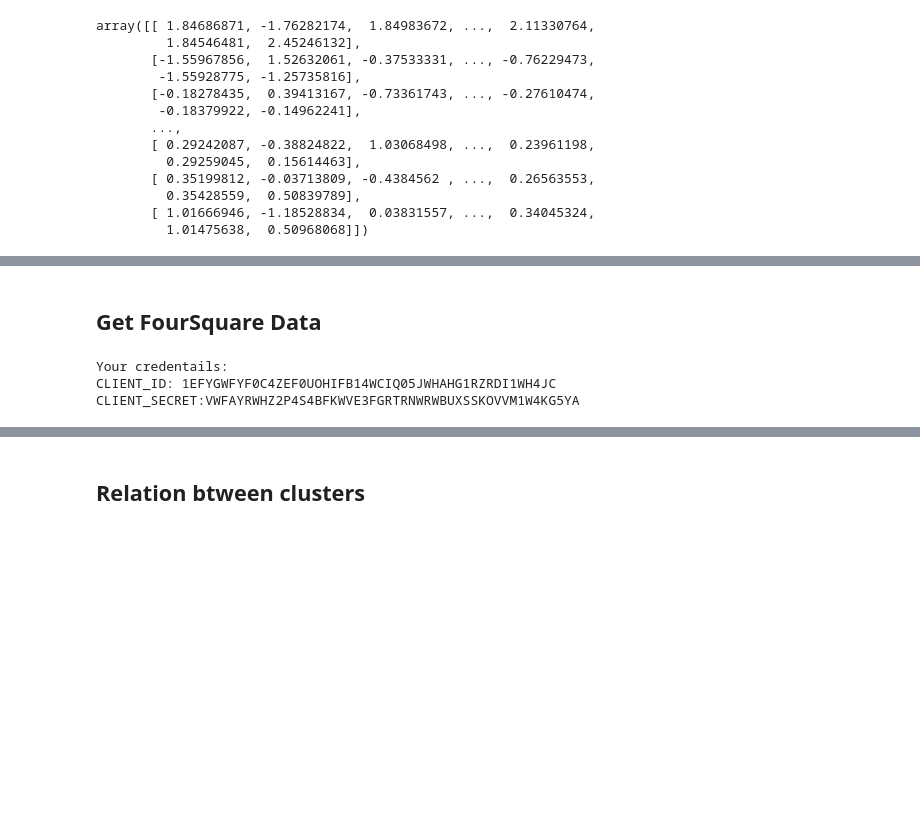
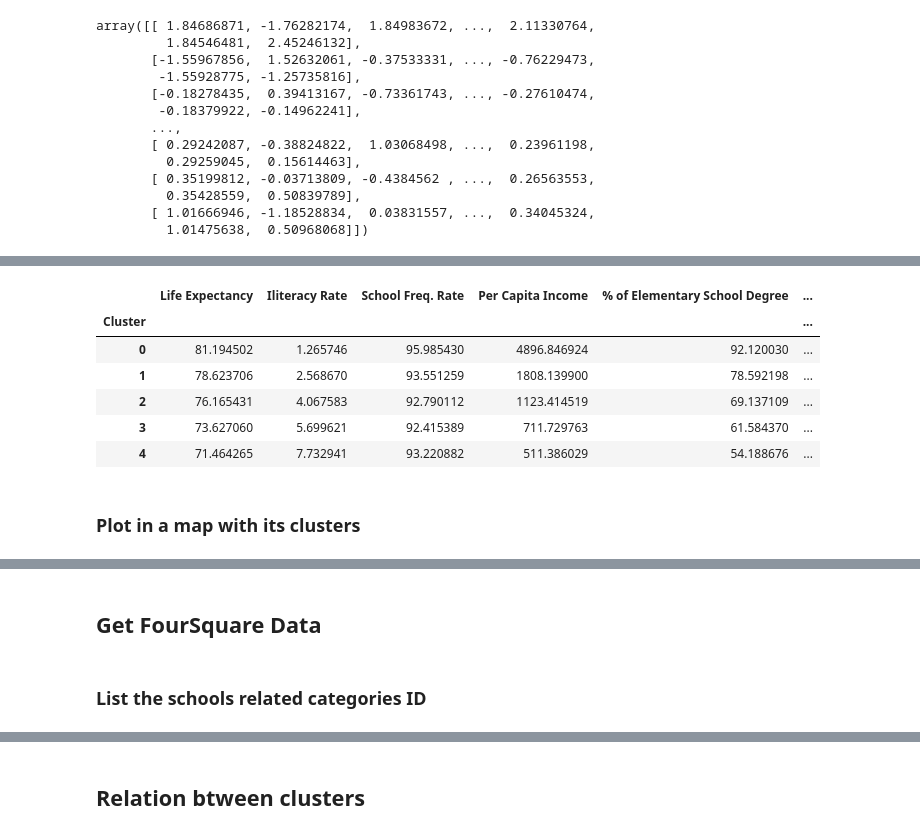
Before and after one commit to gakleine/git-hubexample, a Jupyter notebook: Sao Paulo Facilities Analysis.ipynb, the cells around one changed output, grey strips where cells are left out. Cells and saved outputs as stored; diff of their text form; code cells hidden in the pictures; blank space fills up the shorter version.

```diff
--- a/Sao Paulo Facilities Analysis.ipynb
+++ b/Sao Paulo Facilities Analysis.ipynb
@@ -172,0 +219,5 @@ df_CensusFinal.head()
+# %%
+ClusterMap = {0:0,3:1,1:2,2:3,4:4}
+df_CensusGroupedOrdered = df_CensusCoord
+df_CensusGroupedOrdered['Cluster'] = df_CensusCoord['Cluster'].map(ClusterMap)
+df_CensusGroupedOrdered.head()
@@ -173 +231,14 @@ df_CensusFinal.head()
+# %%
+df_CensusStatistics = df_CensusGroupedOrdered.groupby("Cluster").mean()
+df_CensusStatistics
+# %% [output]
+|  | Life Expectancy | Iliteracy Rate | School Freq. Rate | Per Capita Income | % of Elementary School Degree | ... |
+| Cluster |  |  |  |  |  | ... |
+| 0 | 81.194502 | 1.265746 | 95.985430 | 4896.846924 | 92.120030 | ... |
+| 1 | 78.623706 | 2.568670 | 93.551259 | 1808.139900 | 78.592198 | ... |
+| 2 | 76.165431 | 4.067583 | 92.790112 | 1123.414519 | 69.137109 | ... |
+| 3 | 73.627060 | 5.699621 | 92.415389 | 711.729763 | 61.584370 | ... |
+| 4 | 71.464265 | 7.732941 | 93.220882 | 511.386029 | 54.188676 | ... |
+# %% [markdown]
+### Plot in a map with its clusters
 # %%
@@ -204,11 +272,6 @@ CLIENT_SECRET = 'VWFAYRWHZ2P4S4BFKWVE3FGRTRNWRWBUXSSKOVVM1W4KG5YA' # your Foursq
 VERSION = '20180604'
 LIMIT = 100
 radius = 3000
-print('Your credentails:')
-print('CLIENT_ID: ' + CLIENT_ID)
-print('CLIENT_SECRET:' + CLIENT_SECRET)
-# %% [output]
-Your credentails:
-CLIENT_ID: 1EFYGWFYF0C4ZEF0UOHIFB14WCIQ05JWHAHG1RZRDI1WH4JC
-CLIENT_SECRET:VWFAYRWHZ2P4S4BFKWVE3FGRTRNWRWBUXSSKOVVM1W4KG5YA
+# %% [markdown]
+### List the schools related categories ID
 # %%
```
Also changed, not shown: parts of 67 cells of this notebook.
